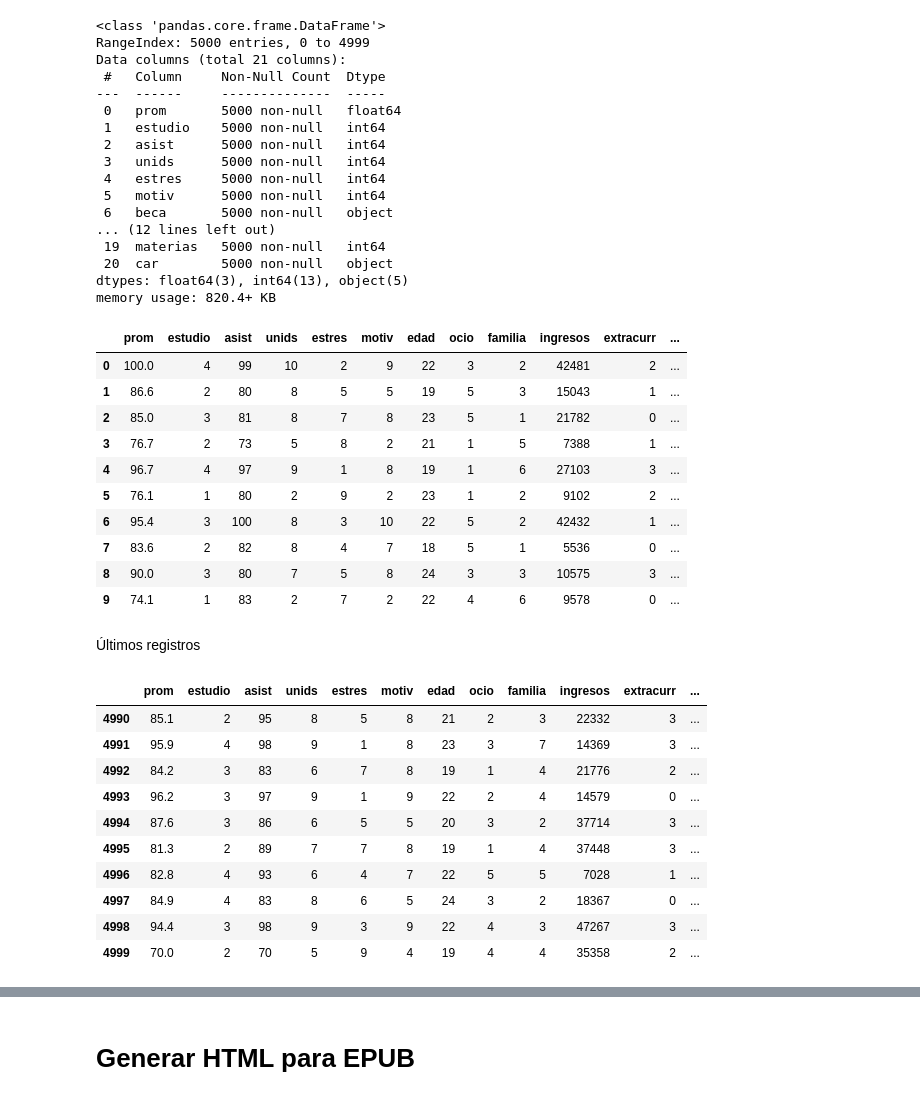
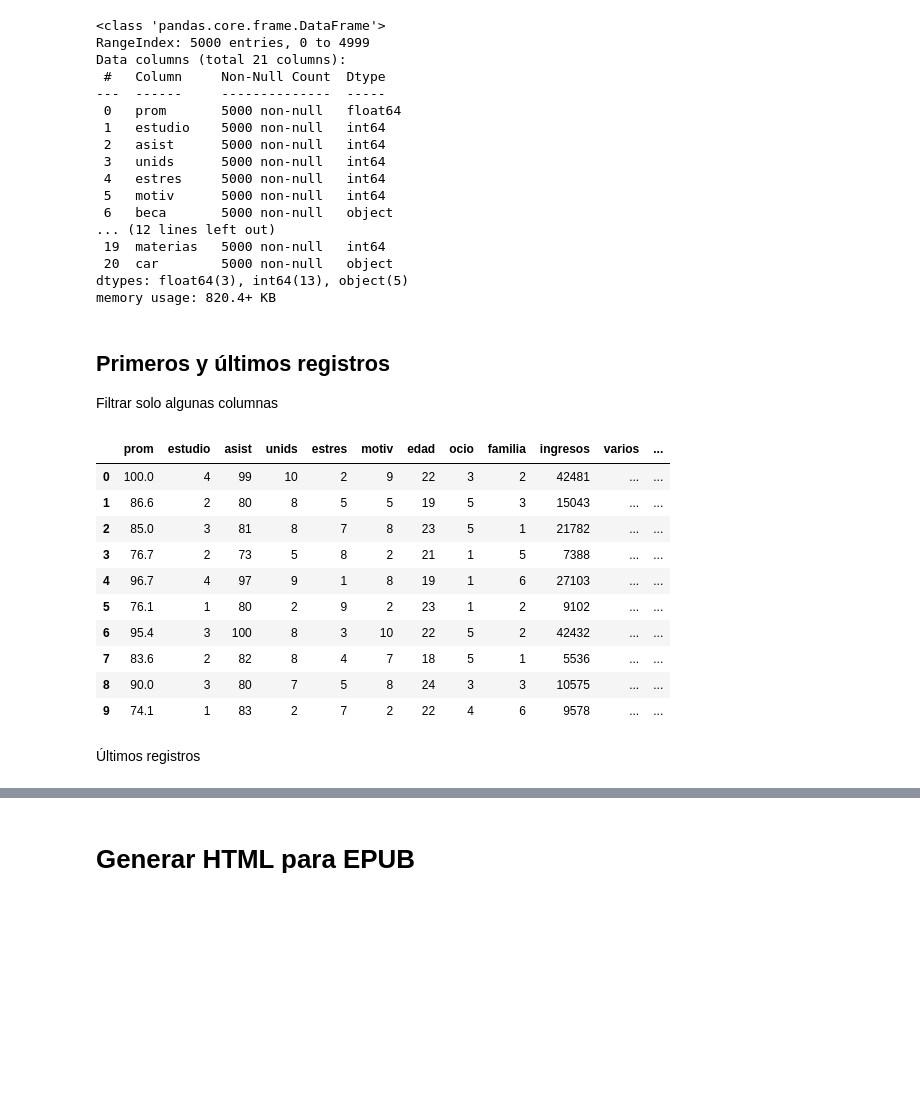
Before and after one commit to rpizarrog/machine_learning_r_python_casos_de_estudio, a Jupyter notebook: notebook_Python/t_SNE_5000_estudiantes.ipynb, the cells around one changed output, grey strips where cells are left out. Saved outputs shown, nothing was run; the diff lists cells and outputs as text; code cells hidden in the pictures; blank space fills up the shorter version.

```diff
--- a/notebook_Python/t_SNE_5000_estudiantes.ipynb
+++ b/notebook_Python/t_SNE_5000_estudiantes.ipynb
@@ -373,35 +373,45 @@ Data columns (total 21 columns):
  20  car        5000 non-null   object
 dtypes: float64(3), int64(13), object(5)
 memory usage: 820.4+ KB
-# %%
-head10 = datos.select_dtypes(include='number').head(10)
-head10
-# %% [output]
-|  | prom | estudio | asist | unids | estres | motiv | edad | ocio | familia | ingresos | extracurr | ... |
-| 0 | 100.0 | 4 | 99 | 10 | 2 | 9 | 22 | 3 | 2 | 42481 | 2 | ... |
-| 1 | 86.6 | 2 | 80 | 8 | 5 | 5 | 19 | 5 | 3 | 15043 | 1 | ... |
-| 2 | 85.0 | 3 | 81 | 8 | 7 | 8 | 23 | 5 | 1 | 21782 | 0 | ... |
-| 3 | 76.7 | 2 | 73 | 5 | 8 | 2 | 21 | 1 | 5 | 7388 | 1 | ... |
-| 4 | 96.7 | 4 | 97 | 9 | 1 | 8 | 19 | 1 | 6 | 27103 | 3 | ... |
-| 5 | 76.1 | 1 | 80 | 2 | 9 | 2 | 23 | 1 | 2 | 9102 | 2 | ... |
-| 6 | 95.4 | 3 | 100 | 8 | 3 | 10 | 22 | 5 | 2 | 42432 | 1 | ... |
-| 7 | 83.6 | 2 | 82 | 8 | 4 | 7 | 18 | 5 | 1 | 5536 | 0 | ... |
-| 8 | 90.0 | 3 | 80 | 7 | 5 | 8 | 24 | 3 | 3 | 10575 | 3 | ... |
-| 9 | 74.1 | 1 | 83 | 2 | 7 | 2 | 22 | 4 | 6 | 9578 | 0 | ... |
+# %% [markdown]
+## Primeros y últimos registros
+
+Filtrar solo algunas columnas
+# %%
+# Seleccionamos solo columnas numéricas
+head10_num = datos.select_dtypes(include='number')
+
+# Palabras clave que te interesan
+claves = ['prom', 'estudio', 'asist', 'unids', 'estres', 'motiv',
+          'edad', 'ocio', 'familia', 'ingresos', 'materias']
+
+# Filtrar las columnas cuyo nombre contenga alguna clave
+cols_filtradas = [col for col in head10_num.columns if any(c in col.lower() for c in claves)]
+
+# Crear el subconjunto con las primeras 10 filas
+head10 = head10_num[cols_filtradas].head(10)
+
+# --- Insertar la columna "varios" antes de la última ---
+# Obtener nombre de la última columna (debe ser 'materias' o similar)
+ultima = head10.columns[-1]
+
+# Insertar antes de la última posición
+posicion = head10.columns.get_loc(ultima)
+head10.insert(posicion, 'varios', '...')
+
+# Mostrar resultado
+head10
+# %% [output]
+|  | prom | estudio | asist | unids | estres | motiv | edad | ocio | familia | ingresos | varios | ... |
+| 0 | 100.0 | 4 | 99 | 10 | 2 | 9 | 22 | 3 | 2 | 42481 | ... | ... |
+| 1 | 86.6 | 2 | 80 | 8 | 5 | 5 | 19 | 5 | 3 | 15043 | ... | ... |
+| 2 | 85.0 | 3 | 81 | 8 | 7 | 8 | 23 | 5 | 1 | 21782 | ... | ... |
+| 3 | 76.7 | 2 | 73 | 5 | 8 | 2 | 21 | 1 | 5 | 7388 | ... | ... |
+| 4 | 96.7 | 4 | 97 | 9 | 1 | 8 | 19 | 1 | 6 | 27103 | ... | ... |
+| 5 | 76.1 | 1 | 80 | 2 | 9 | 2 | 23 | 1 | 2 | 9102 | ... | ... |
+| 6 | 95.4 | 3 | 100 | 8 | 3 | 10 | 22 | 5 | 2 | 42432 | ... | ... |
+| 7 | 83.6 | 2 | 82 | 8 | 4 | 7 | 18 | 5 | 1 | 5536 | ... | ... |
+| 8 | 90.0 | 3 | 80 | 7 | 5 | 8 | 24 | 3 | 3 | 10575 | ... | ... |
+| 9 | 74.1 | 1 | 83 | 2 | 7 | 2 | 22 | 4 | 6 | 9578 | ... | ... |
 # %% [markdown]
 Últimos registros
-# %%
-tail10 = datos.select_dtypes(include='number').tail(10)
-tail10
-# %% [output]
-|  | prom | estudio | asist | unids | estres | motiv | edad | ocio | familia | ingresos | extracurr | ... |
-| 4990 | 85.1 | 2 | 95 | 8 | 5 | 8 | 21 | 2 | 3 | 22332 | 3 | ... |
-| 4991 | 95.9 | 4 | 98 | 9 | 1 | 8 | 23 | 3 | 7 | 14369 | 3 | ... |
-| 4992 | 84.2 | 3 | 83 | 6 | 7 | 8 | 19 | 1 | 4 | 21776 | 2 | ... |
-| 4993 | 96.2 | 3 | 97 | 9 | 1 | 9 | 22 | 2 | 4 | 14579 | 0 | ... |
-| 4994 | 87.6 | 3 | 86 | 6 | 5 | 5 | 20 | 3 | 2 | 37714 | 3 | ... |
-| 4995 | 81.3 | 2 | 89 | 7 | 7 | 8 | 19 | 1 | 4 | 37448 | 3 | ... |
-| 4996 | 82.8 | 4 | 93 | 6 | 4 | 7 | 22 | 5 | 5 | 7028 | 1 | ... |
-| 4997 | 84.9 | 4 | 83 | 8 | 6 | 5 | 24 | 3 | 2 | 18367 | 0 | ... |
-| 4998 | 94.4 | 3 | 98 | 9 | 3 | 9 | 22 | 4 | 3 | 47267 | 3 | ... |
-| 4999 | 70.0 | 2 | 70 | 5 | 9 | 4 | 19 | 4 | 4 | 35358 | 2 | ... |
```
Also changed, not shown: parts of 8 cells of this notebook.
